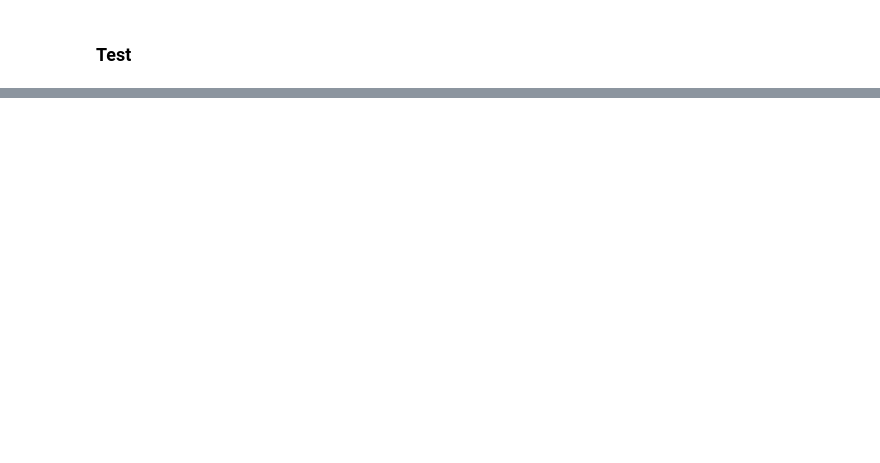
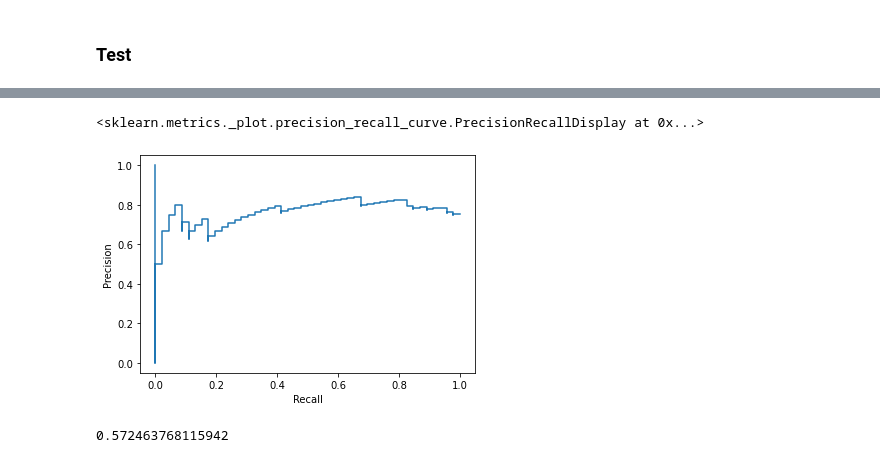
Before and after one commit to SebastianBitsch/document-similarity-search, a Jupyter notebook: new_env.ipynb, the cells around one changed output, grey strips where cells are left out. Saved outputs shown, nothing was run; the diff lists cells and outputs as text; code cells hidden in the pictures; blank space fills up the shorter version.

```diff
--- a/new_env.ipynb
+++ b/new_env.ipynb
@@ -304,15 +304,17 @@ X_train, y_train = dfc.get_feature_vectors(split=False)
 dfc = DataFrameClassifier(dff=full_dff, glove_embeddings=glove_embeddings, file_name='Consulting')
 X_test, y_test = dfc.get_feature_vectors(split=False)
 
-xgb_model = xgb.XGBRegressor(objective ='reg:squarederror')
+xgb_model = xgb.XGBRegressor()
 clf = GridSearchCV(xgb_model, {
     'booster' : ['gbtree', 'gblinear', 'dart'],
-    'n_estimators' : [1, 5, 10, 20, 50]
+    'n_estimators' : [1, 5, 10, 20, 50],
+    # 'gamma' : [0, 2, 5],
+    # 'max_depth' : [2,4,10,12]
     },
     verbose=1,
     n_jobs=2
 )
 clf.fit(X_train, y_train)
-print(clf.best_score_)
-print(clf.best_params_)
+print(f"Best score: {clf.best_score_}")
+print(f"Best params: {clf.best_params_}")
 # %% [output]
@@ -322,9 +328,20 @@ Fitting 5 folds for each of 15 candidates, totalling 75 fits
 # %% [markdown]
 ### Test
 # %%
-xg_reg = xgb.XGBRegressor(objective ='reg:squarederror')
+from sklearn.metrics import accuracy_score
+
+xg_reg = xgb.XGBRegressor()#booster = 'gblinear', n_estimators = 1)
 xg_reg.fit(X_train, y_train)
-preds = xg_reg.predict(X_test)
-score = np.sqrt(mean_squared_error(y_test, preds))
-score
+xg_reg.score(X_test,y_test)
+
+threshold = 0.6
+
+for i in range(0,10):
+    threshold = i * 0.1
+    preds = xg_reg.predict(X_test)
+    preds = (threshold <= preds).astype(int)
+
+    print(i, accuracy_score(y_test,preds))
+# score = np.sqrt(mean_squared_error(y_test, preds))
+# score
 # %% [output]
@@ -331,0 +358,15 @@ score
+# %%
+preds = xg_reg.predict(X_test)
+precision, recall, _ = precision_recall_curve(y_test, preds)
+disp = PrecisionRecallDisplay(precision=precision, recall=recall)
+disp.plot()
+# %% [output]
+<sklearn.metrics._plot.precision_recall_curve.PrecisionRecallDisplay at 0x...>
+[figure, added]
+# %%
+from sklearn import metrics
+
+fpr, tpr, thresholds = metrics.roc_curve(y_test, preds, pos_label=1)
+metrics.auc(fpr, tpr)
+# %% [output]
+0.572463768115942
```
Also changed, not shown: parts of 3 cells of this notebook.
